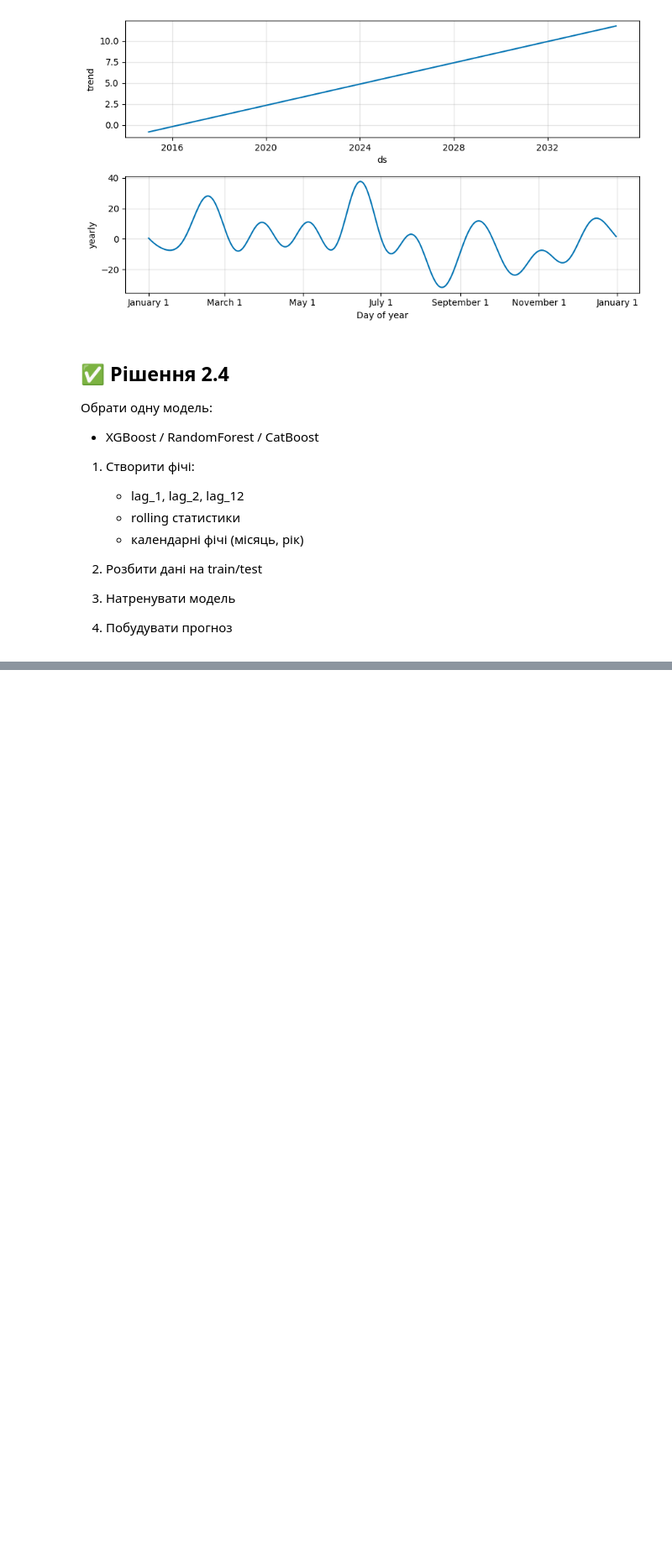
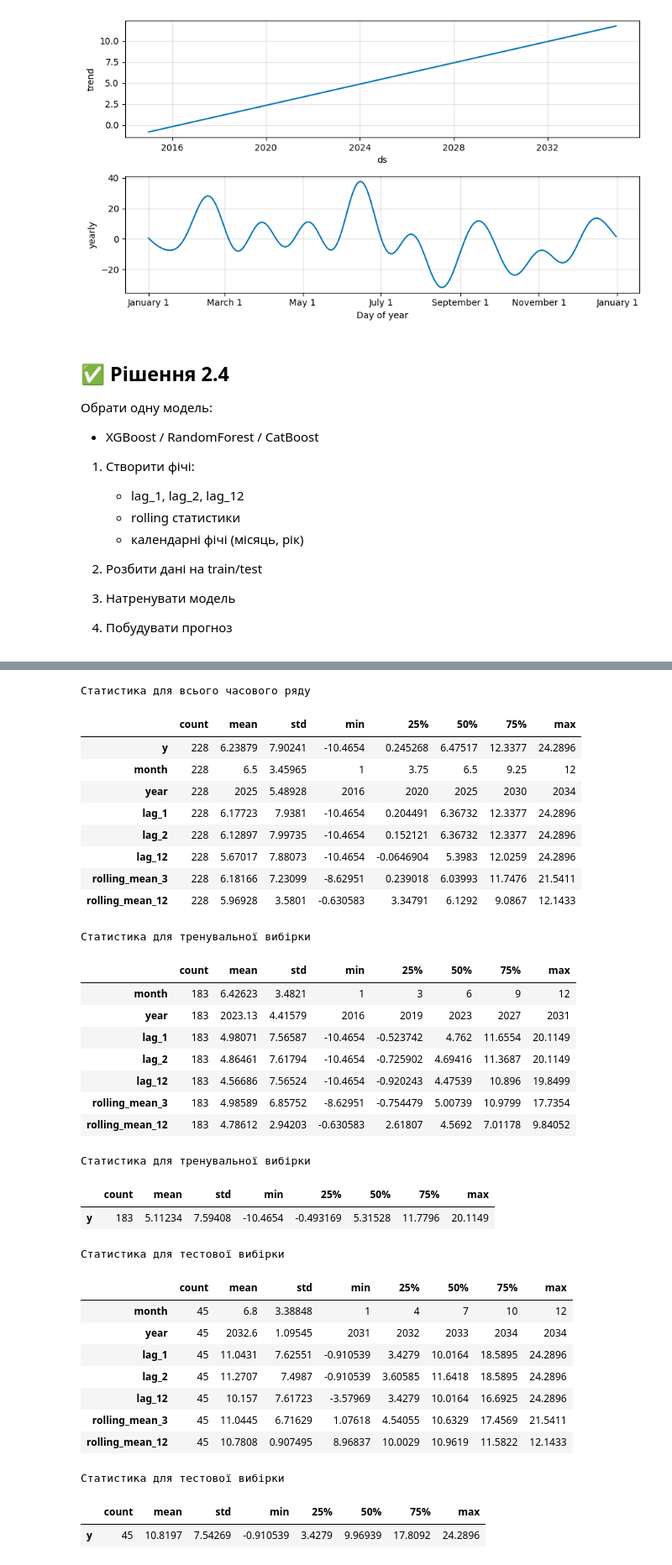
Before and after one commit to BogdanPinchuk/DataScience-PBY_HW16, a Jupyter notebook: Bohdan_Pinchuk_DS_HW16.ipynb, the cells around one changed output, grey strips where cells are left out. Shown at 84% size. Drawn from its saved outputs; the diff is of its cells as text; code cells hidden in the pictures; blank space fills up the shorter version.

Commit message:
[Homework16] - split data

```diff
--- a/Bohdan_Pinchuk_DS_HW16.ipynb
+++ b/Bohdan_Pinchuk_DS_HW16.ipynb
@@ -1272,0 +1273,58 @@ display(df_sarima)
+# %%
+# Splitting data
+
+import apps.main as mn
+from IPython.display import display
+
+# Input data
+test_ratio = 0.2
+target_value = "y"
+
+# Solution
+X_data = df_sarima.drop(columns=[target_value])
+Y_data = df_sarima[target_value]
+
+X_train, X_test = mn.train_test_split_by_order(X_data, test_size=test_ratio)
+Y_train, Y_test = mn.train_test_split_by_order(Y_data, test_size=test_ratio)
+
+# Print results
+display(df_sarima.describe().T.style.format("{:g}").set_caption("Статистика для всього часового ряду"))
+display(X_train.describe().T.style.format("{:g}").set_caption("Статистика для тренувальної вибірки"))
+display(Y_train.to_frame().describe().T.style.format("{:g}").set_caption("Статистика для тренувальної вибірки"))
+display(X_test.describe().T.style.format("{:g}").set_caption("Статистика для тестової вибірки"))
+display(Y_test.to_frame().describe().T.style.format("{:g}").set_caption("Статистика для тестової вибірки"))
+# %% [output]
+Статистика для всього часового ряду
+|  | count | mean | std | min | 25% | 50% | 75% | max |
+| y | 228 | 6.23879 | 7.90241 | -10.4654 | 0.245268 | 6.47517 | 12.3377 | 24.2896 |
+| month | 228 | 6.5 | 3.45965 | 1 | 3.75 | 6.5 | 9.25 | 12 |
+| year | 228 | 2025 | 5.48928 | 2016 | 2020 | 2025 | 2030 | 2034 |
+| lag_1 | 228 | 6.17723 | 7.9381 | -10.4654 | 0.204491 | 6.36732 | 12.3377 | 24.2896 |
+| lag_2 | 228 | 6.12897 | 7.99735 | -10.4654 | 0.152121 | 6.36732 | 12.3377 | 24.2896 |
+| lag_12 | 228 | 5.67017 | 7.88073 | -10.4654 | -0.0646904 | 5.3983 | 12.0259 | 24.2896 |
+| rolling_mean_3 | 228 | 6.18166 | 7.23099 | -8.62951 | 0.239018 | 6.03993 | 11.7476 | 21.5411 |
+| rolling_mean_12 | 228 | 5.96928 | 3.5801 | -0.630583 | 3.34791 | 6.1292 | 9.0867 | 12.1433 |
+Статистика для тренувальної вибірки
+|  | count | mean | std | min | 25% | 50% | 75% | max |
+| month | 183 | 6.42623 | 3.4821 | 1 | 3 | 6 | 9 | 12 |
+| year | 183 | 2023.13 | 4.41579 | 2016 | 2019 | 2023 | 2027 | 2031 |
+| lag_1 | 183 | 4.98071 | 7.56587 | -10.4654 | -0.523742 | 4.762 | 11.6554 | 20.1149 |
+| lag_2 | 183 | 4.86461 | 7.61794 | -10.4654 | -0.725902 | 4.69416 | 11.3687 | 20.1149 |
+| lag_12 | 183 | 4.56686 | 7.56524 | -10.4654 | -0.920243 | 4.47539 | 10.896 | 19.8499 |
+| rolling_mean_3 | 183 | 4.98589 | 6.85752 | -8.62951 | -0.754479 | 5.00739 | 10.9799 | 17.7354 |
+| rolling_mean_12 | 183 | 4.78612 | 2.94203 | -0.630583 | 2.61807 | 4.5692 | 7.01178 | 9.84052 |
+Статистика для тренувальної вибірки
+|  | count | mean | std | min | 25% | 50% | 75% | max |
+| y | 183 | 5.11234 | 7.59408 | -10.4654 | -0.493169 | 5.31528 | 11.7796 | 20.1149 |
+Статистика для тестової вибірки
+|  | count | mean | std | min | 25% | 50% | 75% | max |
+| month | 45 | 6.8 | 3.38848 | 1 | 4 | 7 | 10 | 12 |
+| year | 45 | 2032.6 | 1.09545 | 2031 | 2032 | 2033 | 2034 | 2034 |
+| lag_1 | 45 | 11.0431 | 7.62551 | -0.910539 | 3.4279 | 10.0164 | 18.5895 | 24.2896 |
+| lag_2 | 45 | 11.2707 | 7.4987 | -0.910539 | 3.60585 | 11.6418 | 18.5895 | 24.2896 |
+| lag_12 | 45 | 10.157 | 7.61723 | -3.57969 | 3.4279 | 10.0164 | 16.6925 | 24.2896 |
+| rolling_mean_3 | 45 | 11.0445 | 6.71629 | 1.07618 | 4.54055 | 10.6329 | 17.4569 | 21.5411 |
+| rolling_mean_12 | 45 | 10.7808 | 0.907495 | 8.96837 | 10.0029 | 10.9619 | 11.5822 | 12.1433 |
+Статистика для тестової вибірки
+|  | count | mean | std | min | 25% | 50% | 75% | max |
+| y | 45 | 10.8197 | 7.54269 | -0.910539 | 3.4279 | 9.96939 | 17.8092 | 24.2896 |
```
Also changed, not shown: parts of 4 cells of this notebook.
